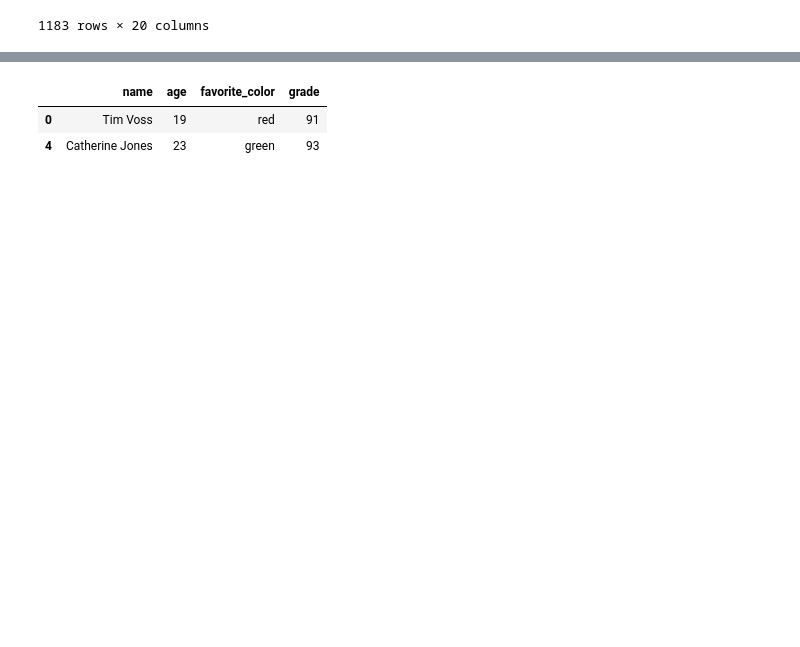
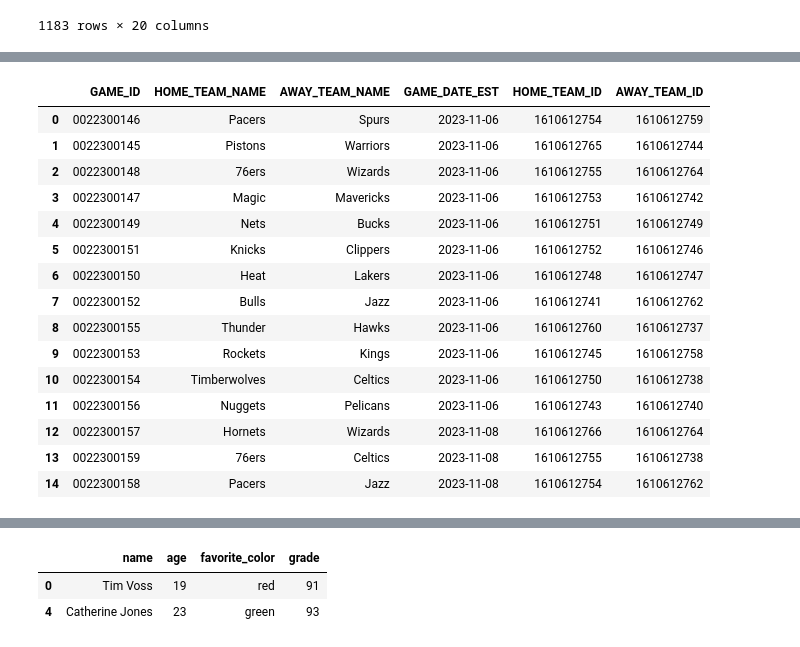
Before and after one commit to TheResearchLab/Practice, a Jupyter notebook: Streamlit-Basketball-App/data_ingest.ipynb, the cells around one changed output, grey strips where cells are left out. Drawn from its saved outputs; the diff is of its cells as text; code cells hidden in the pictures; blank space fills up the shorter version.

```diff
--- a/Streamlit-Basketball-App/data_ingest.ipynb
+++ b/Streamlit-Basketball-App/data_ingest.ipynb
@@ -227 +356,38 @@ pd.read_sql_query(query,engine).dropna()
+# %%
+query = """SELECT gameId as GAME_ID
+                     ,homeTeamName as HOME_TEAM_NAME
+                     ,awayTeamName as AWAY_TEAM_NAME
+                     ,DATE_FORMAT(date(gameDateTimeEST),'%Y-%m-%d') as GAME_DATE_EST
+                     ,homeTeamID as HOME_TEAM_ID
+                     ,awayTeamID as AWAY_TEAM_ID
+            FROM
+                  stg_nba_schedule
+            WHERE
+                  postponedStatus = 'A'
+              AND (homeTeamId <> 0 and awayTeamID <> 0)
+              AND seriesText = ''
+              AND DATE_FORMAT(date(gameDateTimeEST),'%Y-%m-%d') >= curDate()
+
+            ORDER BY
+                  gameDateTimeEST ASC
+            LIMIT 15      """
+df = pd.read_sql_query(query,engine)
+df
+# %% [output]
+|  | GAME_ID | HOME_TEAM_NAME | AWAY_TEAM_NAME | GAME_DATE_EST | HOME_TEAM_ID | AWAY_TEAM_ID |
+| 0 | 0022300146 | Pacers | Spurs | 2023-11-06 | 1610612754 | 1610612759 |
+| 1 | 0022300145 | Pistons | Warriors | 2023-11-06 | 1610612765 | 1610612744 |
+| 2 | 0022300148 | 76ers | Wizards | 2023-11-06 | 1610612755 | 1610612764 |
+| 3 | 0022300147 | Magic | Mavericks | 2023-11-06 | 1610612753 | 1610612742 |
+| 4 | 0022300149 | Nets | Bucks | 2023-11-06 | 1610612751 | 1610612749 |
+| 5 | 0022300151 | Knicks | Clippers | 2023-11-06 | 1610612752 | 1610612746 |
+| 6 | 0022300150 | Heat | Lakers | 2023-11-06 | 1610612748 | 1610612747 |
+| 7 | 0022300152 | Bulls | Jazz | 2023-11-06 | 1610612741 | 1610612762 |
+| 8 | 0022300155 | Thunder | Hawks | 2023-11-06 | 1610612760 | 1610612737 |
+| 9 | 0022300153 | Rockets | Kings | 2023-11-06 | 1610612745 | 1610612758 |
+| 10 | 0022300154 | Timberwolves | Celtics | 2023-11-06 | 1610612750 | 1610612738 |
+| 11 | 0022300156 | Nuggets | Pelicans | 2023-11-06 | 1610612743 | 1610612740 |
+| 12 | 0022300157 | Hornets | Wizards | 2023-11-08 | 1610612766 | 1610612764 |
+| 13 | 0022300159 | 76ers | Celtics | 2023-11-08 | 1610612755 | 1610612738 |
+| 14 | 0022300158 | Pacers | Jazz | 2023-11-08 | 1610612754 | 1610612762 |
 # %%
```
Also changed, not shown: parts of 12 cells of this notebook, 1 other file.
